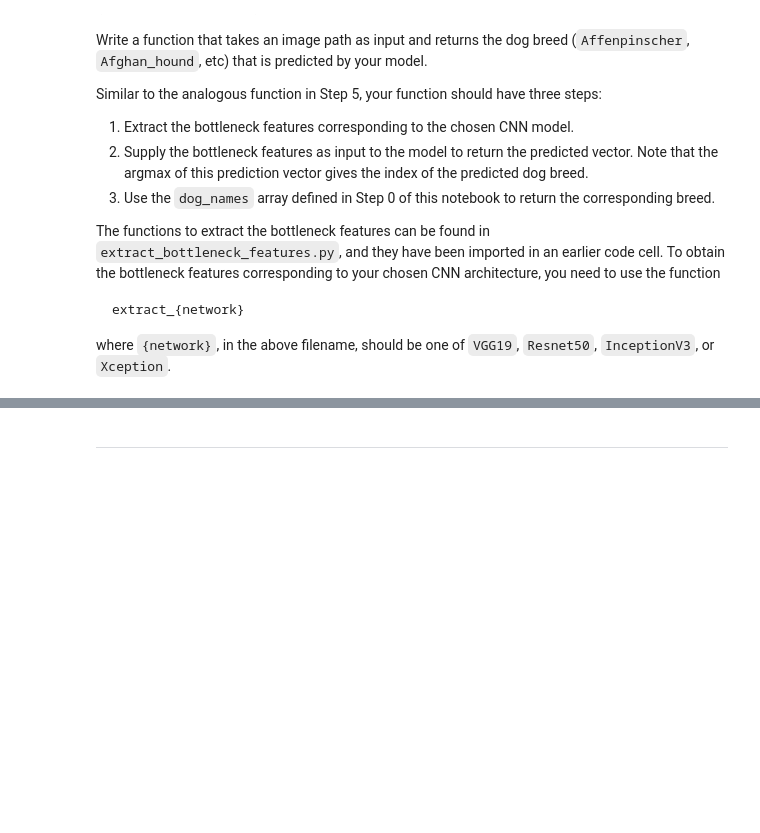
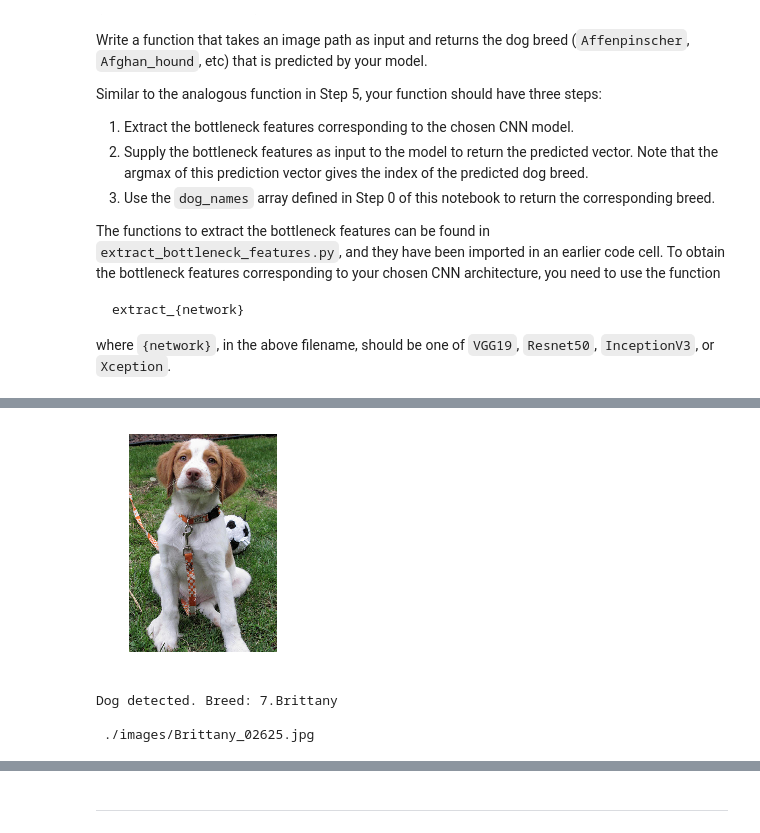
Before and after one commit to kcbighuge/MLND-dog-project, a Jupyter notebook: dog_app.ipynb, the cells around one changed output, grey strips where cells are left out. Cells and saved outputs as stored; diff of their text form; code cells hidden in the pictures; blank space fills up the shorter version.

```diff
--- a/dog_app.ipynb
+++ b/dog_app.ipynb
@@ -600,3 +627,6 @@ def VGG16_predict_breed(img_path):
     predicted_vector = VGG16_model.predict(bottleneck_feature)
     # return dog breed that is predicted by the model
     return dog_names[np.argmax(predicted_vector)]
+# %%
+for img in glob("./images/*.jpg"):
+  print(img[9:-10], '->', VGG16_predict_breed(img))
@@ -632,7 +673,6 @@ urlretrieve("https://s3-us-west-1.amazonaws.com/udacity-aind/dog-project/DogResn
 # %%
 ### DONE: Obtain bottleneck features from another pre-trained CNN.
-bottleneck_features = np.load('./dog-project/bottleneck_features/DogResnet50Data.npz')
+bottleneck_features = np.load('./bottleneck_features/DogResnet50Data.npz')
 train_res50 = bottleneck_features['train']
 valid_res50 = bottleneck_features['valid']
 test_res50 = bottleneck_features['test']
-print(bottleneck_features)
@@ -671,7 +731,7 @@ Train your model in the code cell below.  Use model checkpointing to save the mo
 You are welcome to [augment the training data](https://blog.keras.io/building-powerful-image-classification-models-using-very-little-data.html), but this is not a requirement.
 # %%
 ### DONE: Train the model.
-checkpointer = ModelCheckpoint(filepath='./dog-project/saved_models/weights.best.ResNet50.hdf5',
+checkpointer = ModelCheckpoint(filepath='./saved_models/weights.best.ResNet50.hdf5',
                                verbose=1, save_best_only=True)
 
 res50_model.fit(train_res50, train_targets,
@@ -722,3 +803,6 @@ def res50_predict_breed(img_path):
 
     # return dog breed that is predicted by the model
     return dog_names[np.argmax(predicted_vector)]
+# %%
+for img in glob("./images/*.jpg"):
+  print(img[9:-10], '->', res50_predict_breed(img))
@@ -743,25 +835,32 @@ Some sample output for our algorithm is provided below, but feel free to design
 # %%
 ### DONE: Write your algorithm.
 ### Feel free to use as many code cells as needed.
 
 def detect_predict_breed(img_path):
     breed = res50_predict_breed(img_path)
 
     # Show image
     img = cv2.imread(img_path)
     img = cv2.cvtColor(img, cv2.COLOR_BGR2RGB)
     plt.imshow(img)
+    plt.axis('off')
     plt.show()
 
     # Detect and predict
     if dog_detector(img_path):
         print("Dog detected. Breed: " + str(breed))
     elif face_detector(img_path):
         print("Human detected. Looks like dog breed: " + str(breed))
     else:
         print("Nothing detected.")
 
-detect_predict_breed(train_files[0])
+detect_predict_breed(img)
+print('\n', img)
+# %% [output]
+[figure, added]
+Dog detected. Breed: 7.Brittany
+
+ ./images/Brittany_02625.jpg
 # %% [markdown]
 ---
 <a id='step7'></a>
```
Also changed, not shown: parts of 36 cells of this notebook, 6 other files.
